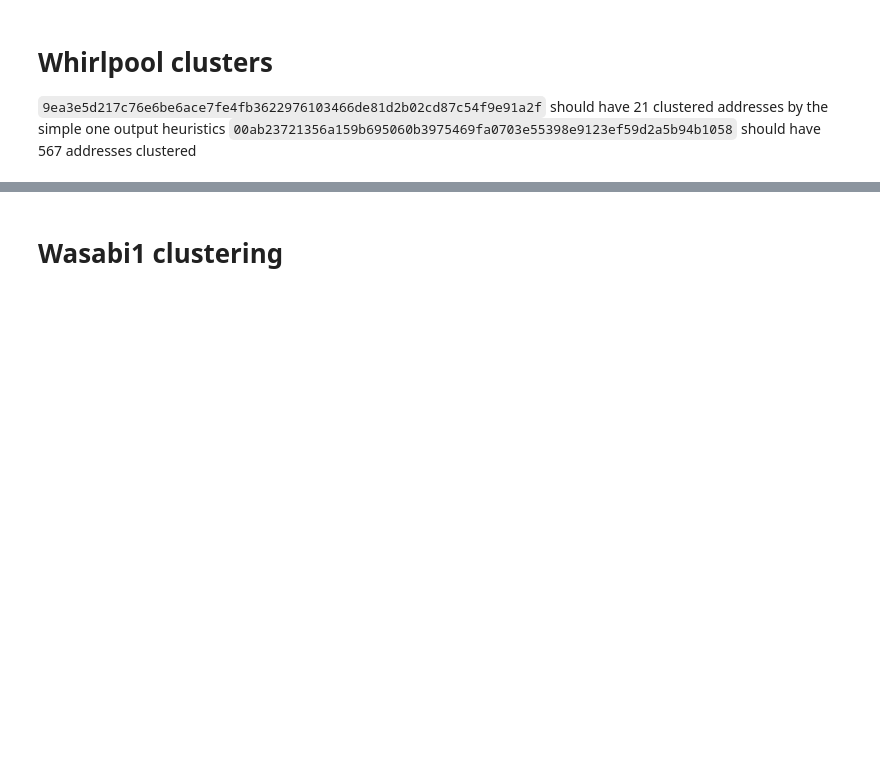
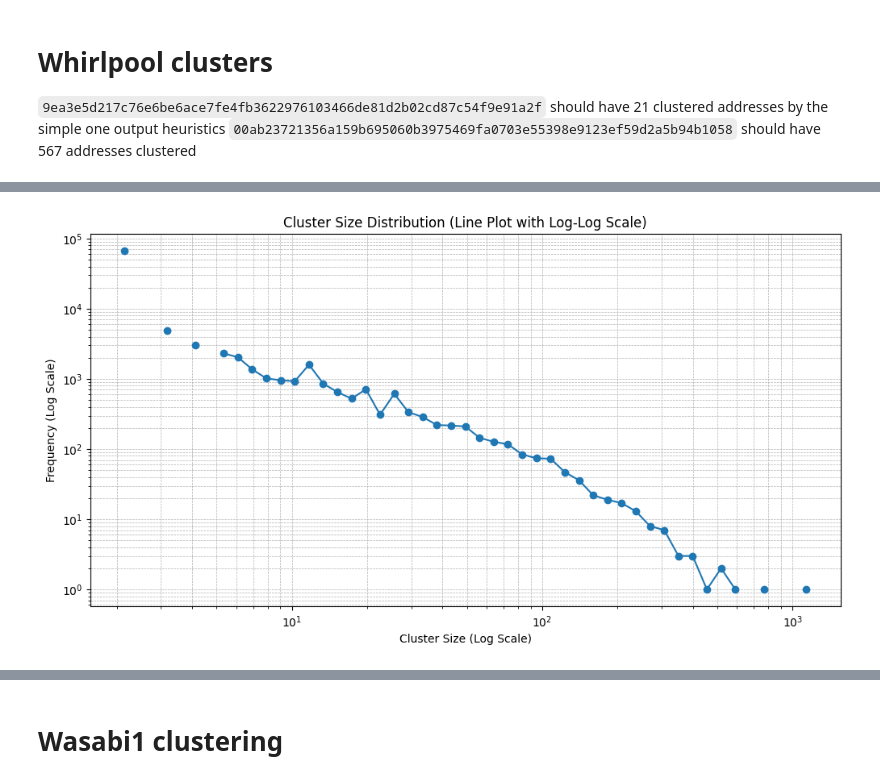
Before and after one commit to mmstanone/blocksci, a Jupyter notebook: Notebooks/Clusters.ipynb, the cells around one changed output, grey strips where cells are left out. Saved outputs shown, nothing was run; the diff lists cells and outputs as text; code cells hidden in the pictures; blank space fills up the shorter version.

```diff
--- a/Notebooks/Clusters.ipynb
+++ b/Notebooks/Clusters.ipynb
@@ -155,0 +162,5 @@ Wall time: 42.8 s
+# %%
+wp_clusterer = blocksci.cluster.CoinjoinClusterManager("/mnt/anal/clustering/whirlpool_out_threshold2/", chain)
+%time wp_clusters = [cluster for cluster in wp_clusterer.clusters() if cluster.address_count() > 1]
+compute_log_log_graph(wp_clusters)
+# %% [output]
@@ -156,3 +169,4 @@ Wall time: 42.8 s
+[figure, added]
 # %%
 wp_clusterer = blocksci.cluster.CoinjoinClusterManager("/mnt/anal/clustering/whirlpool_out_threshold/", chain)
 %time wp_clusters = [cluster for cluster in wp_clusterer.clusters() if cluster.address_count() > 1]
```
Also changed, not shown: parts of 18 cells of this notebook, 4 other files.
